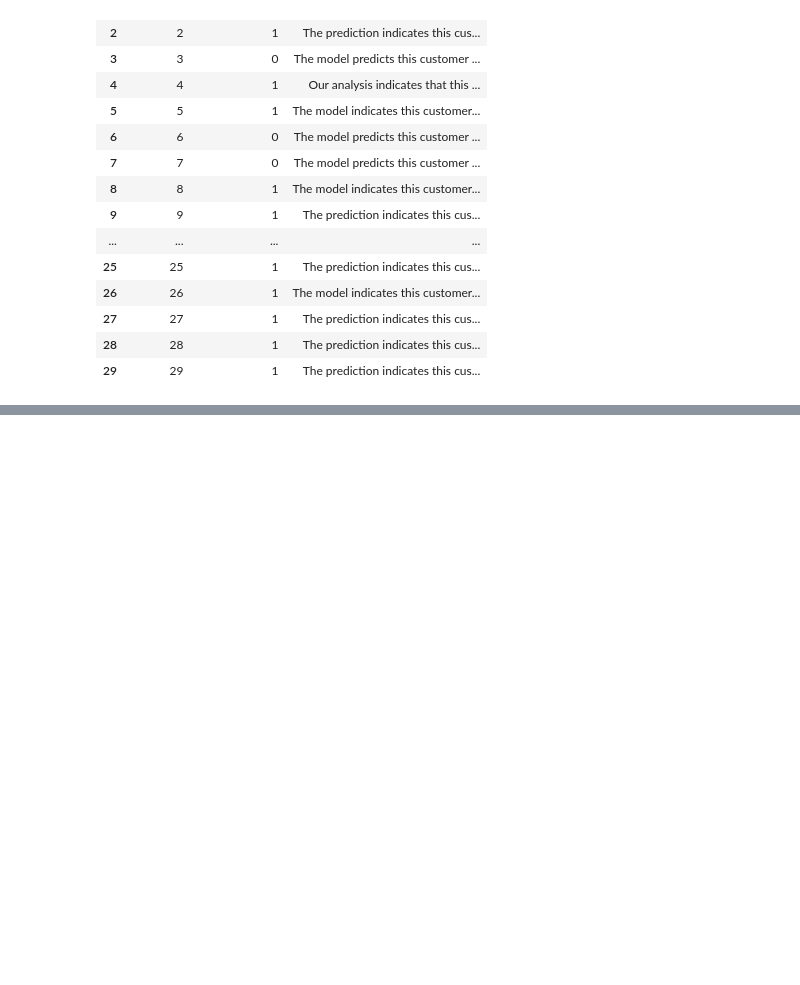
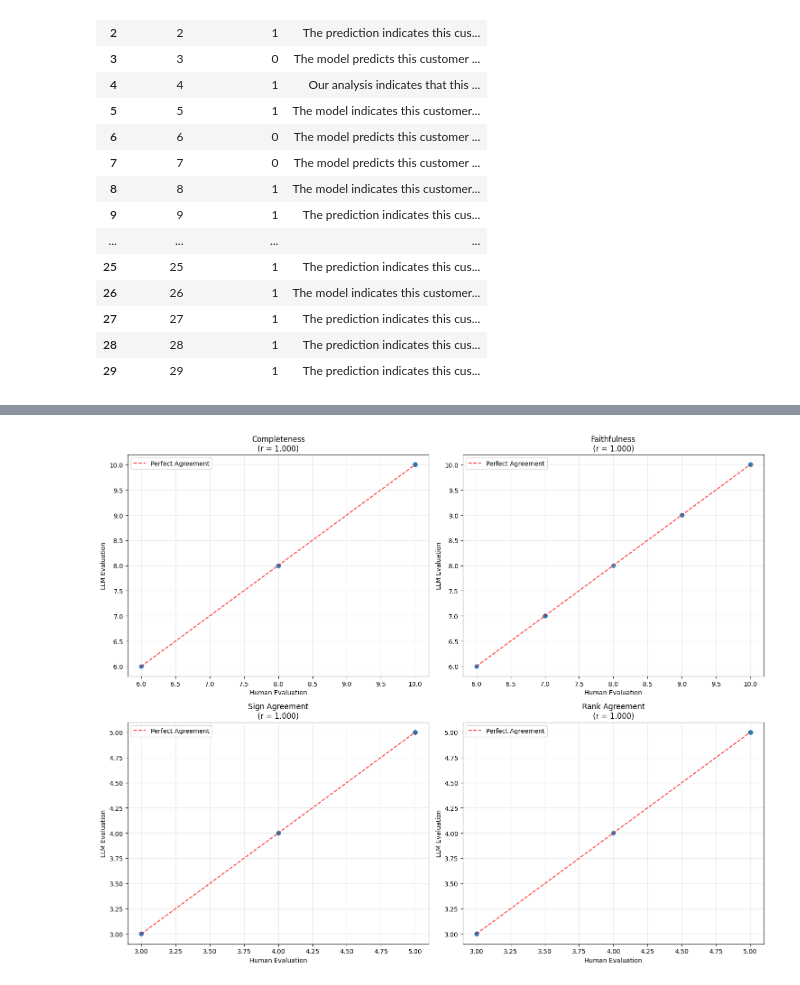
Before and after one commit to tan-yong-sheng/FYP-enhancing-churn-prediction-with-slm-and-llm, a Jupyter notebook: notebook/modeling/03_prepare_human_evaluation.ipynb, the cells around one changed output, grey strips where cells are left out. Saved outputs shown, nothing was run; the diff lists cells and outputs as text; code cells hidden in the pictures; blank space fills up the shorter version.

```diff
--- a/notebook/modeling/03_prepare_human_evaluation.ipynb
+++ b/notebook/modeling/03_prepare_human_evaluation.ipynb
@@ -147,0 +558,45 @@ Summary of 30 evaluation samples:
+# %%
+# Create visualizations
+def create_comparison_plots(comparison_df):
+    """Create comparison plots for human vs LLM evaluations"""
+
+    metrics = ['completeness', 'faithfulness', 'sign_agreement', 'rank_agreement']
+
+    fig, axes = plt.subplots(2, 2, figsize=(15, 12))
+    axes = axes.flatten()
+
+    for i, metric in enumerate(metrics):
+        human_col = f'human_{metric}'
+        llm_col = f'llm_{metric}'
+
+        # Remove NaN values
+        clean_data = comparison_df[[human_col, llm_col]].dropna()
+
+        if len(clean_data) > 0:
+            # Scatter plot
+            axes[i].scatter(clean_data[human_col], clean_data[llm_col], alpha=0.6)
+
+            # Perfect agreement line
+            min_val = min(clean_data[human_col].min(), clean_data[llm_col].min())
+            max_val = max(clean_data[human_col].max(), clean_data[llm_col].max())
+            axes[i].plot([min_val, max_val], [min_val, max_val], 'r--', alpha=0.8, label='Perfect Agreement')
+
+            # Calculate and display correlation
+            if len(clean_data) > 1:
+                corr, _ = pearsonr(clean_data[human_col], clean_data[llm_col])
+                axes[i].set_title(f'{metric.replace("_", " ").title()}\n(r = {corr:.3f})')
+            else:
+                axes[i].set_title(f'{metric.replace("_", " ").title()}')
+
+            axes[i].set_xlabel('Human Evaluation')
+            axes[i].set_ylabel('LLM Evaluation')
+            axes[i].grid(True, alpha=0.3)
+            axes[i].legend()
+
+    plt.tight_layout()
+    plt.show()
+
+# Create plots
+create_comparison_plots(comparison_clean)
+# %% [output]
+[figure, added]
```
Also changed, not shown: parts of 9 cells of this notebook.
